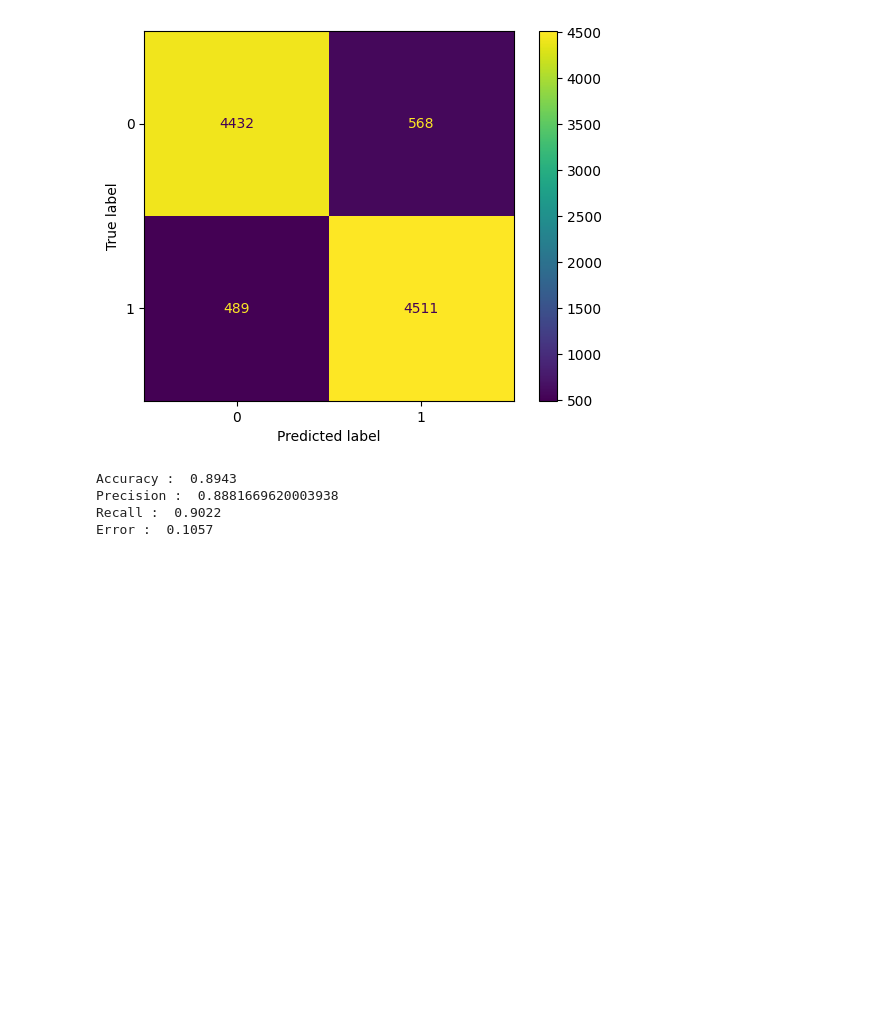
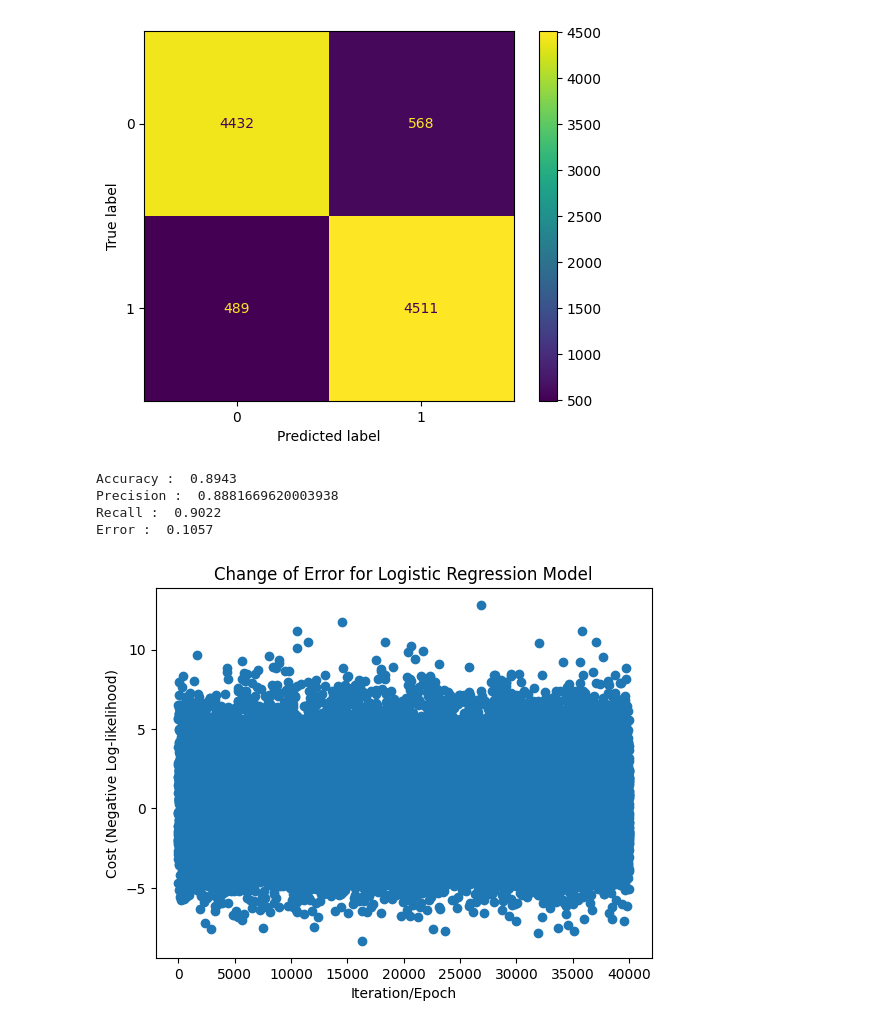
Before and after one commit to dilawarr/CineSense, a Jupyter notebook: model_1/model_1.ipynb, the cells around one changed output. Saved outputs shown, nothing was run; the diff lists cells and outputs as text; code cells hidden in the pictures; blank space fills up the shorter version.

Commit message:
Plot Change of Error Graph

```diff
--- a/model_1/model_1.ipynb
+++ b/model_1/model_1.ipynb
@@ -312,3 +312,19 @@ Accuracy :  0.8943
 Precision :  0.8881669620003938
 Recall :  0.9022
 Error :  0.1057
+# %%
+costs = -model.decision_function(X_train) * Y_train + np.log(1 + np.exp(-model.decision_function(X_train)))
+
+# plt.plot(costs)
+# plt.xlabel('Iteration/Epoch')
+# plt.ylabel('Cost (Negative Log-likelihood)')
+# plt.title('Change of Error for Logistic Regression Model')
+# plt.show()
+
+plt.scatter(range(len(costs)), costs)  # Use range for x-axis (iterations)
+plt.xlabel('Iteration/Epoch')
+plt.ylabel('Cost (Negative Log-likelihood)')
+plt.title('Change of Error for Logistic Regression Model')
+plt.show()
+# %% [output]
+[figure, added]
```
Also changed, not shown: 3 other files.
